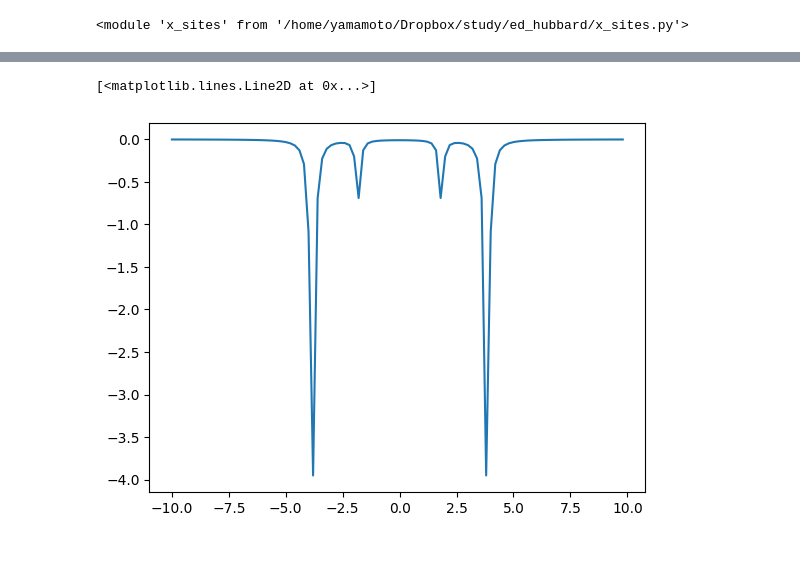
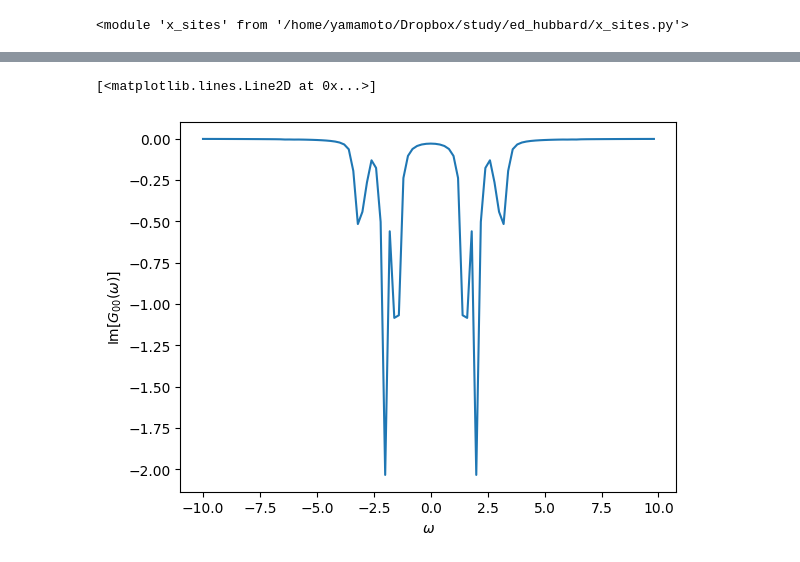
Before and after one commit to yamashun99/ed_hubbard, a Jupyter notebook: main.ipynb, the cells around one changed output, grey strips where cells are left out. Cells and saved outputs as stored; diff of their text form; code cells hidden in the pictures.

Commit message:
plot ARPES

```diff
--- a/main.ipynb
+++ b/main.ipynb
@@ -40,9 +15,8 @@ for s in ['u', 'd']:
 # %%
-
 t = 1.0
 U = 4.0
 mu = U/2.0
-L = 2
+L = 4
 Cdag = {}
 C = {}
 N = {}
@@ -58,8 +32,9 @@ hamil = np.zeros((4**L, 4**L))
 for i in range(L):
     hamil += U*N['u'][i]@N['d'][i] - mu * \
         (N['d'][i] + N['u'][i])
-for s in ['u', 'd']:
-    for i in range(L):
-        hamil += -t*(Cdag[s][(i+1) % L]@C[s][i])
+for i in range(L):
+    for s in ['u', 'd']:
+        hamil += -t/2.0*(Cdag[s][(i+1) % L]@C[s][i] +
+                         Cdag[s][i]@C[s][(i+1) % L])
 # %%
 eigval, eigvec = np.linalg.eigh(hamil)
@@ -73,6 +40,0 @@ array([-4.82842712e+00, -4.00000000e+00, -4.00000000e+00, -4.00000000e+00,
-# %%
-Ntotal = np.zeros((4**L, 4**L))
-for i in range(L):
-    Ntotal += N['u'][i] + N['d'][i]
-for i in range(4**L):
-    print(eigvec[i].conj()@Ntotal@eigvec[i])
@@ -97,6 +42,15 @@ for i in range(4**L):
 omegamesh = 100
 omega_min = -10.0
 omega_max = 10.0
-
 omegas = [omega_min + (-omega_min + omega_max)*iomega /
           omegamesh for iomega in range(omegamesh)]
+
+G0jomega = []
+for omega in omegas:
+    print(omega)
+    G0j = []
+    for i in range(L):
+        G0j.append(x_sites.make_PES(eigval, eigvec, Cdag['d'][i], C['d'][0], omega) + x_sites.make_BIS(
+            eigval, eigvec, C['d'][i], Cdag['d'][0], omega))
+    G0jomega.append(G0j)
+G0jomega = np.array(G0jomega)
@@ -129,7 +75,9 @@ Gs = np.array(Gs)
 # %%
 fig = plt.figure()
 ax = fig.add_subplot()
-ax.plot(omegas, Gs.imag)
+ax.set_xlabel(r'$\omega$')
+ax.set_ylabel(r'Im[$G_{00}(\omega)$]')
+ax.plot(omegas, G0jomega[:, 0].imag)
 # %% [output]
 [<matplotlib.lines.Line2D at 0x...>]
-[figure, old version]
+[figure, new version]
```
Also changed, not shown: parts of 14 cells of this notebook, 1 other file.
